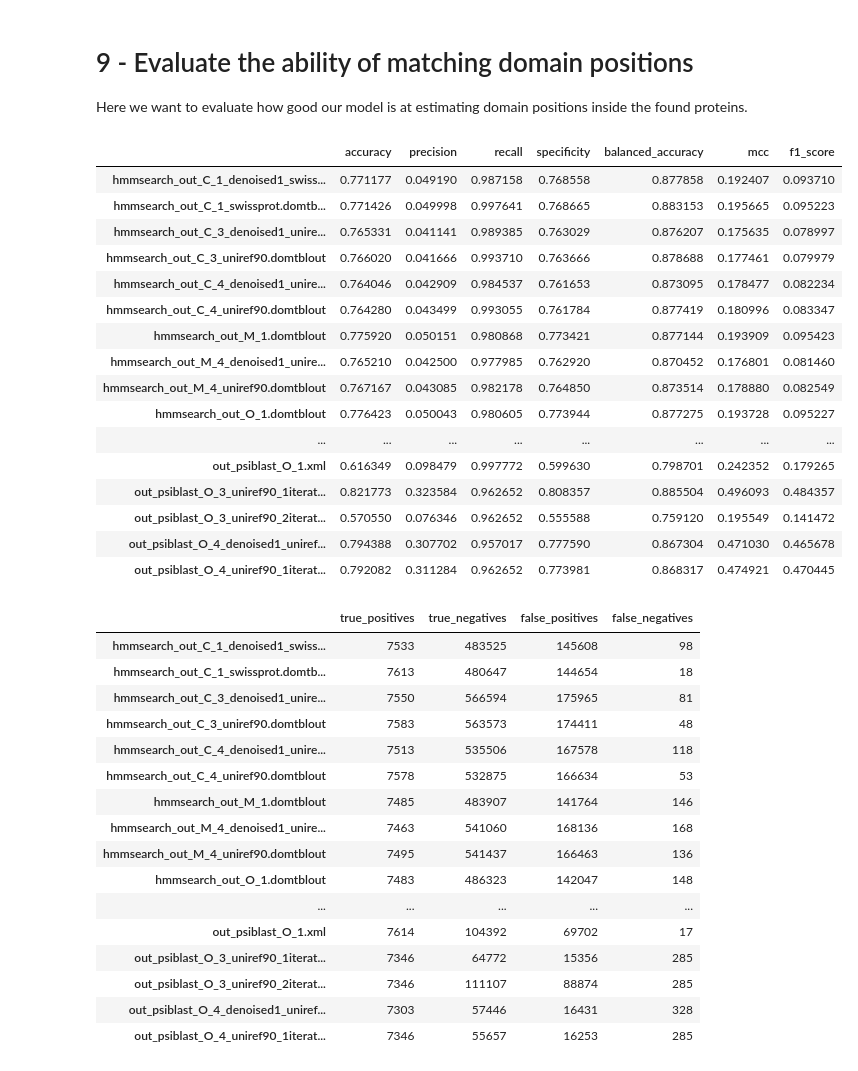
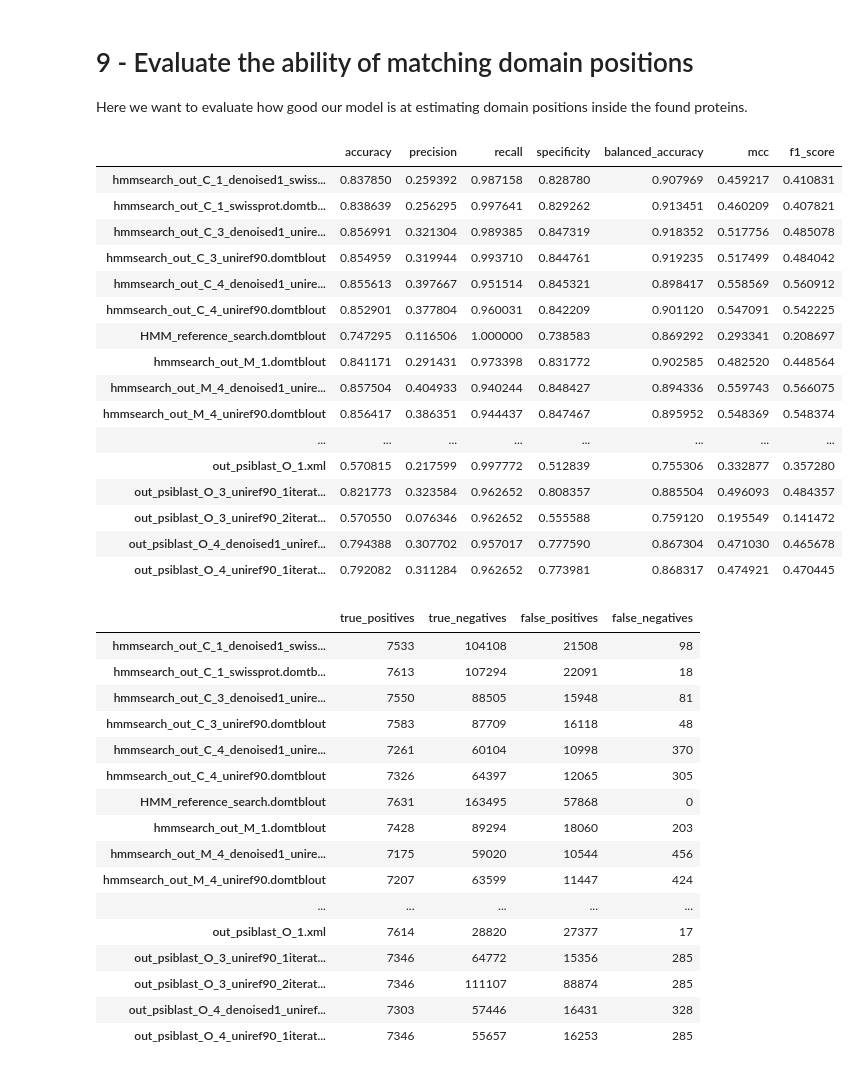
Before and after one commit to AlessandroManente/BD_Project_DS, a Jupyter notebook: Team_1_Project.ipynb, the cells around one changed output. Drawn from its saved outputs; the diff is of its cells as text; code cells hidden in the pictures.

```diff
--- a/Team_1_Project.ipynb
+++ b/Team_1_Project.ipynb
@@ -27,7 +27,7 @@ Once we made the PSI-BLAST e HMM-searches we will have some files where all the
 # %% [markdown]
 ## HMM Searches Performance
 # %%
-metrics_df, parsed_tblouts, parsed_domtblouts, parsed_psiblast = metrics_8(gt)
+metrics_df, parsed_tblouts, parsed_domtblouts, parsed_psiblast = metrics_8(gt, 0.01, 0.01, 0.01)
 metrics_df
 # %% [output]
 |  | accuracy | precision | recall | specificity | balanced_accuracy | mcc | f1_score |
@@ -61,22 +61,22 @@ plot_metrics_8(metrics_df)
 # 9 - Evaluate the ability of matching domain positions
 Here we want to evaluate how good our model is at estimating domain positions inside the found proteins.
 # %%
-metrics_df, conf_df = metrics_9(parsed_domtblouts, parsed_psiblast, gt)
+metrics_df, conf_df = metrics_9(parsed_domtblouts, parsed_psiblast, gt, 0.01, 0.01, 0.01)
 metrics_df
 # %% [output]
 |  | accuracy | precision | recall | specificity | balanced_accuracy | mcc | f1_score |
-| hmmsearch_out_C_1_denoised1_swiss... | 0.771177 | 0.049190 | 0.987158 | 0.768558 | 0.877858 | 0.192407 | 0.093710 |
-| hmmsearch_out_C_1_swissprot.domtb... | 0.771426 | 0.049998 | 0.997641 | 0.768665 | 0.883153 | 0.195665 | 0.095223 |
-| hmmsearch_out_C_3_denoised1_unire... | 0.765331 | 0.041141 | 0.989385 | 0.763029 | 0.876207 | 0.175635 | 0.078997 |
-| hmmsearch_out_C_3_uniref90.domtblout | 0.766020 | 0.041666 | 0.993710 | 0.763666 | 0.878688 | 0.177461 | 0.079979 |
-| hmmsearch_out_C_4_denoised1_unire... | 0.764046 | 0.042909 | 0.984537 | 0.761653 | 0.873095 | 0.178477 | 0.082234 |
-| hmmsearch_out_C_4_uniref90.domtblout | 0.764280 | 0.043499 | 0.993055 | 0.761784 | 0.877419 | 0.180996 | 0.083347 |
-| hmmsearch_out_M_1.domtblout | 0.775920 | 0.050151 | 0.980868 | 0.773421 | 0.877144 | 0.193909 | 0.095423 |
-| hmmsearch_out_M_4_denoised1_unire... | 0.765210 | 0.042500 | 0.977985 | 0.762920 | 0.870452 | 0.176801 | 0.081460 |
-| hmmsearch_out_M_4_uniref90.domtblout | 0.767167 | 0.043085 | 0.982178 | 0.764850 | 0.873514 | 0.178880 | 0.082549 |
-| hmmsearch_out_O_1.domtblout | 0.776423 | 0.050043 | 0.980605 | 0.773944 | 0.877275 | 0.193728 | 0.095227 |
+| hmmsearch_out_C_1_denoised1_swiss... | 0.837850 | 0.259392 | 0.987158 | 0.828780 | 0.907969 | 0.459217 | 0.410831 |
+| hmmsearch_out_C_1_swissprot.domtb... | 0.838639 | 0.256295 | 0.997641 | 0.829262 | 0.913451 | 0.460209 | 0.407821 |
+| hmmsearch_out_C_3_denoised1_unire... | 0.856991 | 0.321304 | 0.989385 | 0.847319 | 0.918352 | 0.517756 | 0.485078 |
+| hmmsearch_out_C_3_uniref90.domtblout | 0.854959 | 0.319944 | 0.993710 | 0.844761 | 0.919235 | 0.517499 | 0.484042 |
+| hmmsearch_out_C_4_denoised1_unire... | 0.855613 | 0.397667 | 0.951514 | 0.845321 | 0.898417 | 0.558569 | 0.560912 |
+| hmmsearch_out_C_4_uniref90.domtblout | 0.852901 | 0.377804 | 0.960031 | 0.842209 | 0.901120 | 0.547091 | 0.542225 |
+| HMM_reference_search.domtblout | 0.747295 | 0.116506 | 1.000000 | 0.738583 | 0.869292 | 0.293341 | 0.208697 |
+| hmmsearch_out_M_1.domtblout | 0.841171 | 0.291431 | 0.973398 | 0.831772 | 0.902585 | 0.482520 | 0.448564 |
+| hmmsearch_out_M_4_denoised1_unire... | 0.857504 | 0.404933 | 0.940244 | 0.848427 | 0.894336 | 0.559743 | 0.566075 |
+| hmmsearch_out_M_4_uniref90.domtblout | 0.856417 | 0.386351 | 0.944437 | 0.847467 | 0.895952 | 0.548369 | 0.548374 |
 | ... | ... | ... | ... | ... | ... | ... | ... |
-| out_psiblast_O_1.xml | 0.616349 | 0.098479 | 0.997772 | 0.599630 | 0.798701 | 0.242352 | 0.179265 |
+| out_psiblast_O_1.xml | 0.570815 | 0.217599 | 0.997772 | 0.512839 | 0.755306 | 0.332877 | 0.357280 |
 | out_psiblast_O_3_uniref90_1iterat... | 0.821773 | 0.323584 | 0.962652 | 0.808357 | 0.885504 | 0.496093 | 0.484357 |
 | out_psiblast_O_3_uniref90_2iterat... | 0.570550 | 0.076346 | 0.962652 | 0.555588 | 0.759120 | 0.195549 | 0.141472 |
 | out_psiblast_O_4_denoised1_uniref... | 0.794388 | 0.307702 | 0.957017 | 0.777590 | 0.867304 | 0.471030 | 0.465678 |
@@ -85,18 +85,18 @@ metrics_df
 conf_df
 # %% [output]
 |  | true_positives | true_negatives | false_positives | false_negatives |
-| hmmsearch_out_C_1_denoised1_swiss... | 7533 | 483525 | 145608 | 98 |
-| hmmsearch_out_C_1_swissprot.domtb... | 7613 | 480647 | 144654 | 18 |
-| hmmsearch_out_C_3_denoised1_unire... | 7550 | 566594 | 175965 | 81 |
-| hmmsearch_out_C_3_uniref90.domtblout | 7583 | 563573 | 174411 | 48 |
-| hmmsearch_out_C_4_denoised1_unire... | 7513 | 535506 | 167578 | 118 |
-| hmmsearch_out_C_4_uniref90.domtblout | 7578 | 532875 | 166634 | 53 |
-| hmmsearch_out_M_1.domtblout | 7485 | 483907 | 141764 | 146 |
-| hmmsearch_out_M_4_denoised1_unire... | 7463 | 541060 | 168136 | 168 |
-| hmmsearch_out_M_4_uniref90.domtblout | 7495 | 541437 | 166463 | 136 |
-| hmmsearch_out_O_1.domtblout | 7483 | 486323 | 142047 | 148 |
+| hmmsearch_out_C_1_denoised1_swiss... | 7533 | 104108 | 21508 | 98 |
+| hmmsearch_out_C_1_swissprot.domtb... | 7613 | 107294 | 22091 | 18 |
+| hmmsearch_out_C_3_denoised1_unire... | 7550 | 88505 | 15948 | 81 |
+| hmmsearch_out_C_3_uniref90.domtblout | 7583 | 87709 | 16118 | 48 |
+| hmmsearch_out_C_4_denoised1_unire... | 7261 | 60104 | 10998 | 370 |
+| hmmsearch_out_C_4_uniref90.domtblout | 7326 | 64397 | 12065 | 305 |
+| HMM_reference_search.domtblout | 7631 | 163495 | 57868 | 0 |
+| hmmsearch_out_M_1.domtblout | 7428 | 89294 | 18060 | 203 |
+| hmmsearch_out_M_4_denoised1_unire... | 7175 | 59020 | 10544 | 456 |
+| hmmsearch_out_M_4_uniref90.domtblout | 7207 | 63599 | 11447 | 424 |
 | ... | ... | ... | ... | ... |
-| out_psiblast_O_1.xml | 7614 | 104392 | 69702 | 17 |
+| out_psiblast_O_1.xml | 7614 | 28820 | 27377 | 17 |
 | out_psiblast_O_3_uniref90_1iterat... | 7346 | 64772 | 15356 | 285 |
 | out_psiblast_O_3_uniref90_2iterat... | 7346 | 111107 | 88874 | 285 |
 | out_psiblast_O_4_denoised1_uniref... | 7303 | 57446 | 16431 | 328 |
```
Also changed, not shown: parts of 2 cells of this notebook, 8 other files.
